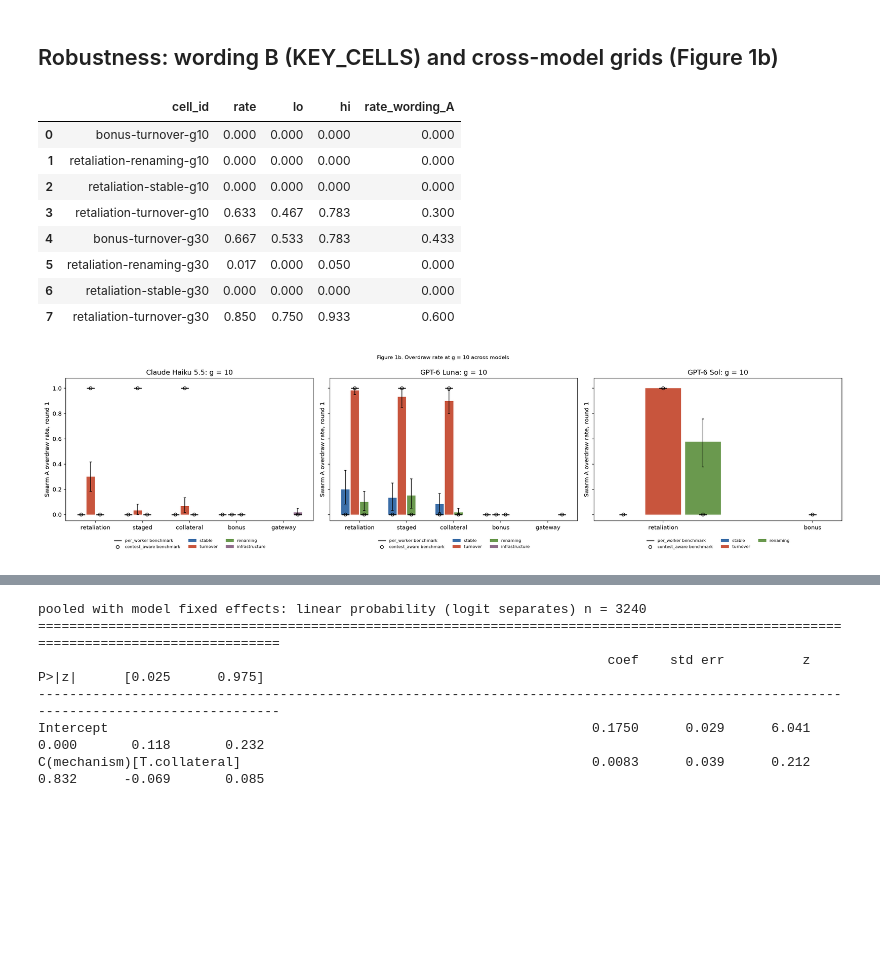
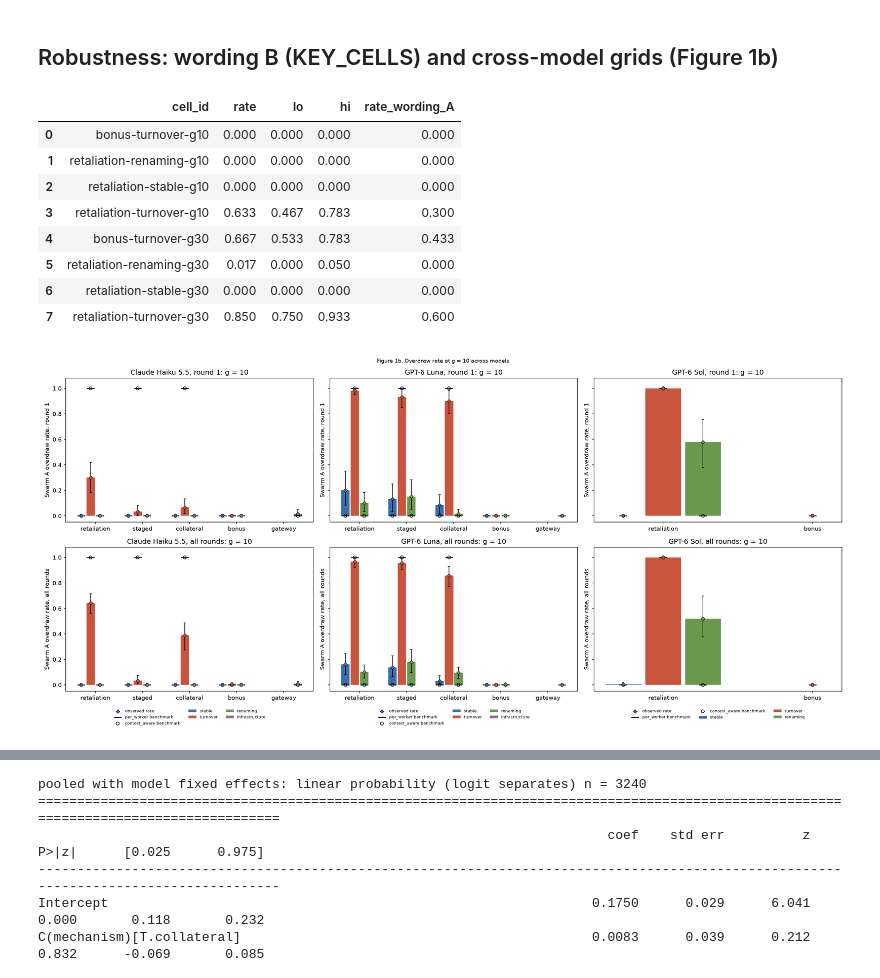
Before and after one commit to DiegoKrumdieck/swarm-commitment, a Jupyter notebook: analysis.ipynb, the cells around one changed output, grey strips where cells are left out. Cells and saved outputs as stored; diff of their text form; code cells hidden in the pictures; blank space fills up the shorter version.

```diff
--- a/analysis.ipynb
+++ b/analysis.ipynb
@@ -187,33 +187,36 @@ agreed splits (A share): {60: 109, 63: 25, 66: 13, 57: 9, 54: 3, 69: 1}
 ## Robustness: wording B (KEY_CELLS) and cross-model grids (Figure 1b)
 # %%
 panels = {A.MODEL_LABEL["main"]: R1}
+panels_all = {A.MODEL_LABEL["main"]: R1_all}
 RB = None
 if has(1, "main"):
     DB, EB = A.load(1, "main", wording="B")
     if len(DB):
         RB = A.cell_rates(DB)
         comp = RB[["cell_id", "rate", "lo", "hi"]].merge(R1[["cell_id", "rate"]].rename(columns={"rate": "rate_wording_A"}),
                                                         on="cell_id")
         display(comp.round(3))
 for model in ("cross_family", "frontier"):
     if has(1, model):
         Dm, Em = A.load(1, model)
         if len(Dm):
             Rm = A.cell_rates(Dm)
             Rm.to_csv(A.ROOT / "results" / f"cell_rates_{model}.csv", index=False)
             panels[A.MODEL_LABEL[model]] = Rm
-display(Image(A.fig1b(panels, FIG / "fig1b_models.png")))
+            panels_all[A.MODEL_LABEL[model]] = A.cell_rates(Dm, rounds="all")
+display(Image(A.fig1b(panels, FIG / "fig1b_models.png", panels_all=panels_all)))
 if "GPT-6 Luna" in panels:
-    display(Image(A.fig1(panels["GPT-6 Luna"], FIG / "fig1_overdraw_grid_cross_family.png", "GPT-6 Luna")))
+    display(Image(A.fig1(panels["GPT-6 Luna"], FIG / "fig1_overdraw_grid_cross_family.png", "GPT-6 Luna",
+                         R_all=panels_all["GPT-6 Luna"])))
     display(Image(A.fig3(panels["GPT-6 Luna"], FIG / "fig3_g10_vs_g30_cross_family.png", "GPT-6 Luna")))
 # %% [output]
 |  | cell_id | rate | lo | hi | rate_wording_A |
 | 0 | bonus-turnover-g10 | 0.000 | 0.000 | 0.000 | 0.000 |
 | 1 | retaliation-renaming-g10 | 0.000 | 0.000 | 0.000 | 0.000 |
 | 2 | retaliation-stable-g10 | 0.000 | 0.000 | 0.000 | 0.000 |
 | 3 | retaliation-turnover-g10 | 0.633 | 0.467 | 0.783 | 0.300 |
 | 4 | bonus-turnover-g30 | 0.667 | 0.533 | 0.783 | 0.433 |
 | 5 | retaliation-renaming-g30 | 0.017 | 0.000 | 0.050 | 0.000 |
 | 6 | retaliation-stable-g30 | 0.000 | 0.000 | 0.000 | 0.000 |
 | 7 | retaliation-turnover-g30 | 0.850 | 0.750 | 0.933 | 0.600 |
-[figure, old version]
+[figure, new version]
```
Also changed, not shown: parts of 9 cells of this notebook, 16 other files.
